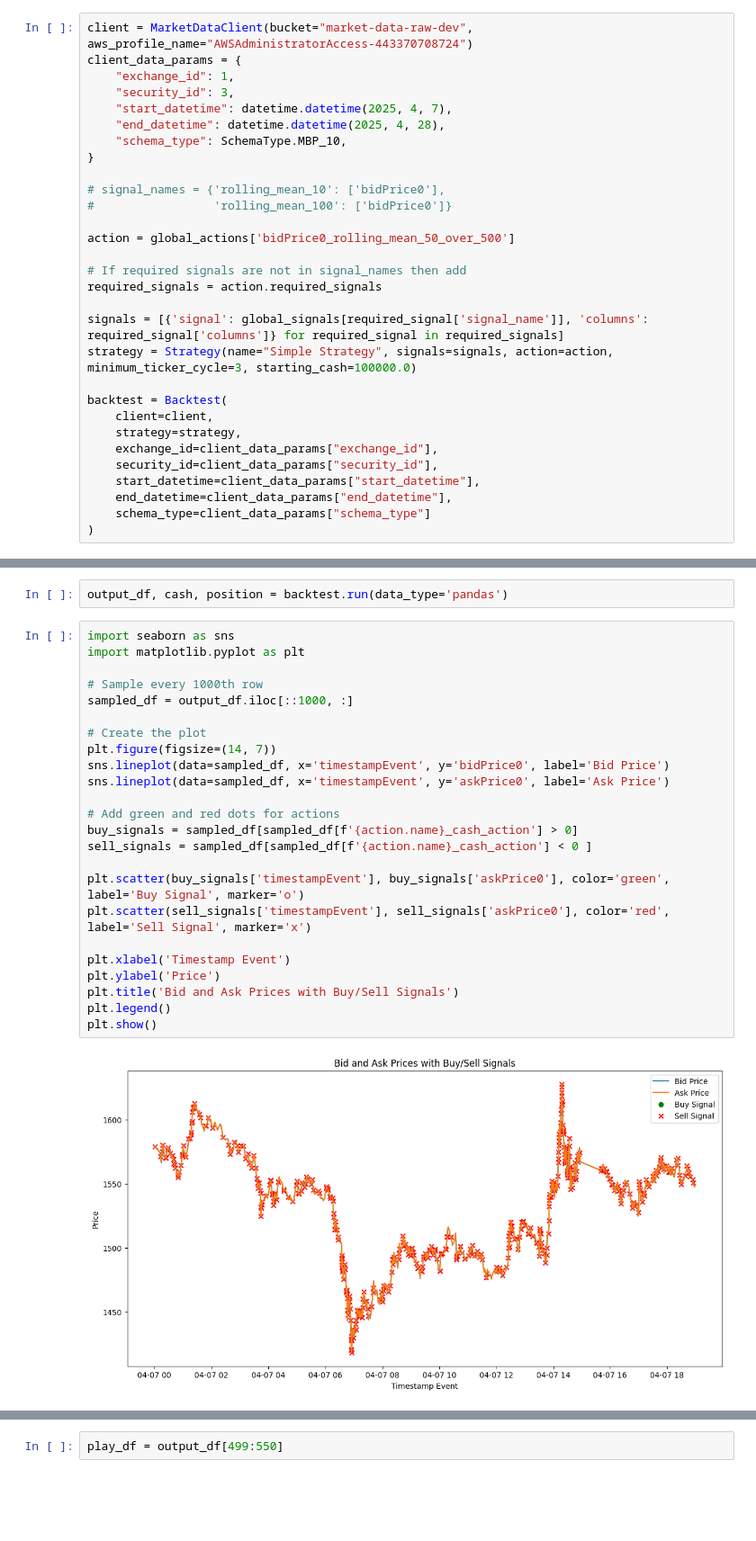
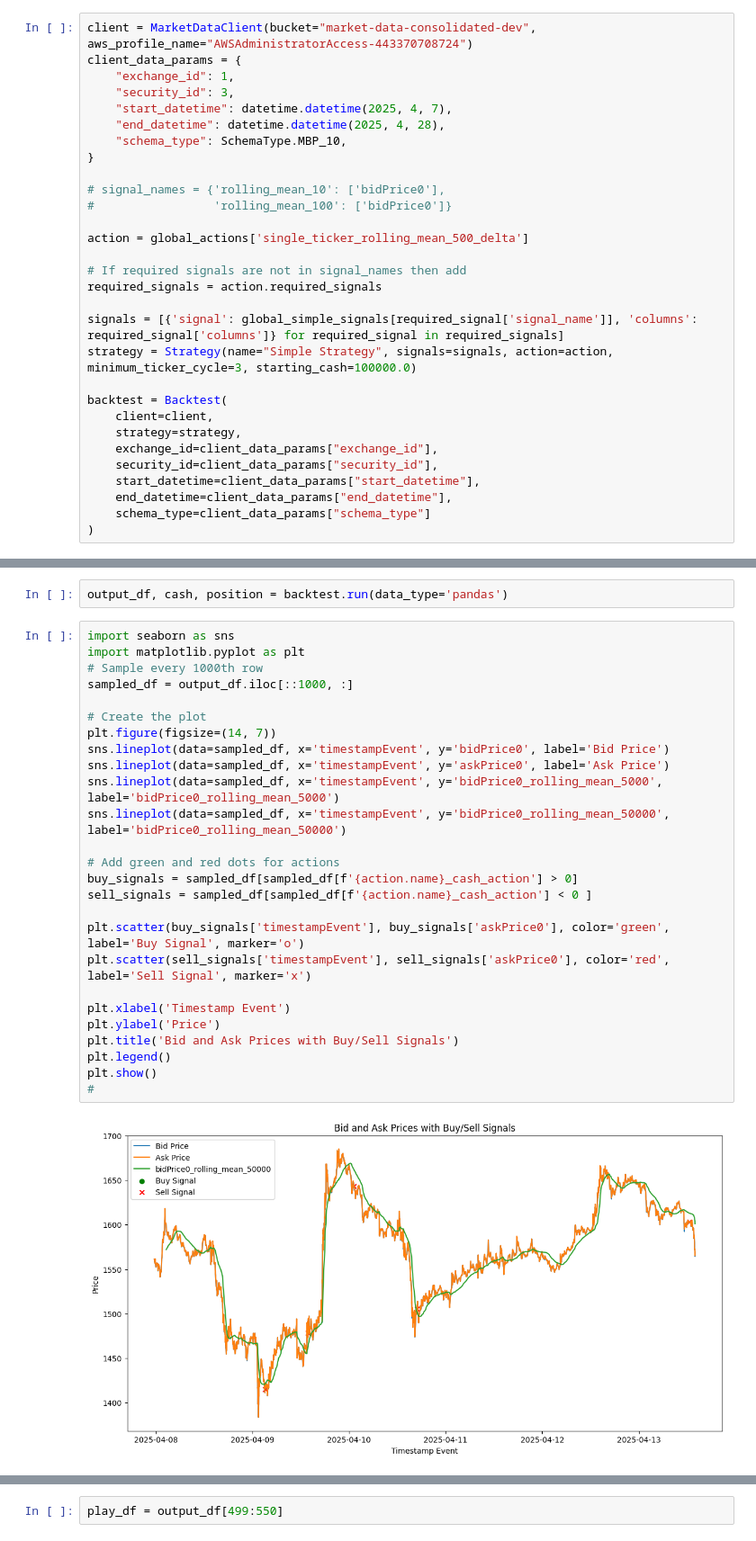
Before and after one commit to gnome-trading-group/gnomepy, a Jupyter notebook: gnomepy/backtest/interface.ipynb, the cells around one changed output, grey strips where cells are left out. Shown at 90% size. Saved outputs shown, nothing was run; the diff lists cells and outputs as text; blank space fills up the shorter version.

```diff
--- a/gnomepy/backtest/interface.ipynb
+++ b/gnomepy/backtest/interface.ipynb
@@ -3,7 +3,7 @@ from gnomepy.backtest.backtest import *
 from gnomepy.backtest.strategy import *
 from gnomepy.backtest.signal import *
 # %%
-client = MarketDataClient(bucket="market-data-raw-dev", aws_profile_name="AWSAdministratorAccess-443370708724")
+client = MarketDataClient(bucket="market-data-consolidated-dev", aws_profile_name="AWSAdministratorAccess-443370708724")
 client_data_params = {
     "exchange_id": 1,
     "security_id": 3,
@@ -15,12 +15,12 @@ client_data_params = {
 # signal_names = {'rolling_mean_10': ['bidPrice0'],
 #                 'rolling_mean_100': ['bidPrice0']}
 
-action = global_actions['bidPrice0_rolling_mean_50_over_500']
+action = global_actions['single_ticker_rolling_mean_500_delta']
 
 # If required signals are not in signal_names then add
 required_signals = action.required_signals
 
-signals = [{'signal': global_signals[required_signal['signal_name']], 'columns': required_signal['columns']} for required_signal in required_signals]
+signals = [{'signal': global_simple_signals[required_signal['signal_name']], 'columns': required_signal['columns']} for required_signal in required_signals]
 strategy = Strategy(name="Simple Strategy", signals=signals, action=action, minimum_ticker_cycle=3, starting_cash=100000.0)
 
 backtest = Backtest(
@@ -39,29 +37,31 @@ output_df, cash, position = backtest.run(data_type='pandas')
 # %%
 import seaborn as sns
 import matplotlib.pyplot as plt
-
 # Sample every 1000th row
 sampled_df = output_df.iloc[::1000, :]
 
 # Create the plot
 plt.figure(figsize=(14, 7))
 sns.lineplot(data=sampled_df, x='timestampEvent', y='bidPrice0', label='Bid Price')
 sns.lineplot(data=sampled_df, x='timestampEvent', y='askPrice0', label='Ask Price')
+sns.lineplot(data=sampled_df, x='timestampEvent', y='bidPrice0_rolling_mean_5000', label='bidPrice0_rolling_mean_5000')
+sns.lineplot(data=sampled_df, x='timestampEvent', y='bidPrice0_rolling_mean_50000', label='bidPrice0_rolling_mean_50000')
 
 # Add green and red dots for actions
 buy_signals = sampled_df[sampled_df[f'{action.name}_cash_action'] > 0]
 sell_signals = sampled_df[sampled_df[f'{action.name}_cash_action'] < 0 ]
 
 plt.scatter(buy_signals['timestampEvent'], buy_signals['askPrice0'], color='green', label='Buy Signal', marker='o')
 plt.scatter(sell_signals['timestampEvent'], sell_signals['askPrice0'], color='red', label='Sell Signal', marker='x')
 
 plt.xlabel('Timestamp Event')
 plt.ylabel('Price')
 plt.title('Bid and Ask Prices with Buy/Sell Signals')
 plt.legend()
 plt.show()
+#
 # %% [output]
-[figure, old version]
+[figure, new version]
 # %%
 fig, ax1 = plt.subplots(figsize=(14, 7))
 
```
Also changed, not shown: parts of 5 cells of this notebook, 3 other files.
